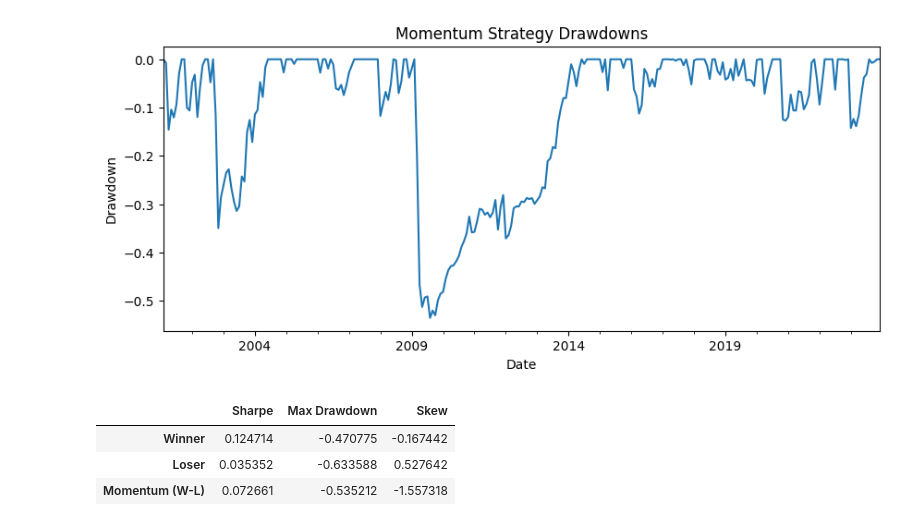
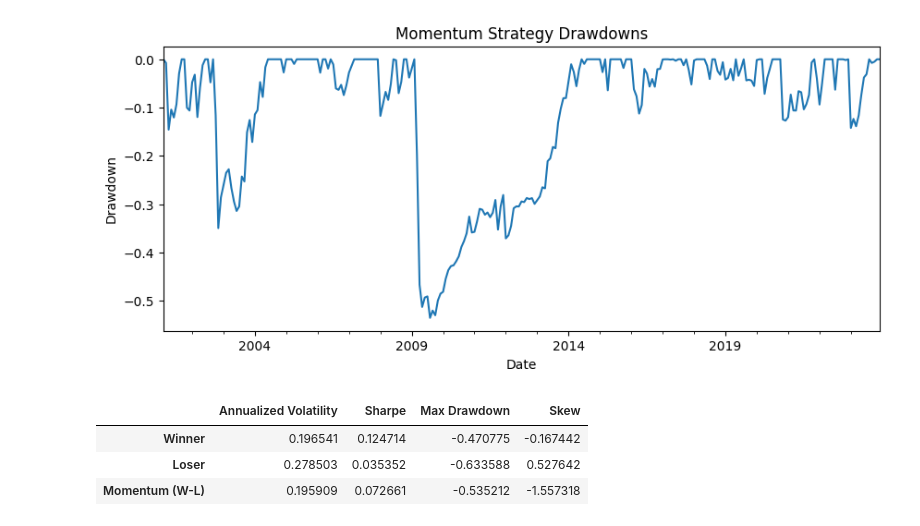
Before and after one commit to BlueSky2407/jegadeesh-titman-momentum, a Jupyter notebook: results/risk_and_drawdowns.ipynb, the cells around one changed output. Saved outputs shown, nothing was run; the diff lists cells and outputs as text; code cells hidden in the pictures.

Commit message:
Add risk diagnostics and volatility scaling

```diff
--- a/results/risk_and_drawdowns.ipynb
+++ b/results/risk_and_drawdowns.ipynb
@@ -70,26 +70,29 @@ plt.show()
 # %%
 metrics = {
     "Winner": {
+        "Annualized Volatility": annualized_volatility(winner_returns),
         "Sharpe": sharpe_ratio(winner_returns, rf),
         "Max Drawdown": max_drawdown(winner_returns),
         "Skew": skewness(winner_returns)
     },
     "Loser": {
+        "Annualized Volatility": annualized_volatility(loser_returns),
         "Sharpe": sharpe_ratio(loser_returns, rf),
         "Max Drawdown": max_drawdown(loser_returns),
         "Skew": skewness(loser_returns)
     },
     "Momentum (W-L)": {
+        "Annualized Volatility": annualized_volatility(momentum_returns),
         "Sharpe": sharpe_ratio(momentum_returns, rf),
         "Max Drawdown": max_drawdown(momentum_returns),
         "Skew": skewness(momentum_returns)
     }
 }
 
 risk_table = pd.DataFrame(metrics).T
 risk_table
 # %% [output]
-|  | Sharpe | Max Drawdown | Skew |
-| Winner | 0.124714 | -0.470775 | -0.167442 |
-| Loser | 0.035352 | -0.633588 | 0.527642 |
-| Momentum (W-L) | 0.072661 | -0.535212 | -1.557318 |
+|  | Annualized Volatility | Sharpe | Max Drawdown | Skew |
+| Winner | 0.196541 | 0.124714 | -0.470775 | -0.167442 |
+| Loser | 0.278503 | 0.035352 | -0.633588 | 0.527642 |
+| Momentum (W-L) | 0.195909 | 0.072661 | -0.535212 | -1.557318 |
```
Also changed, not shown: parts of 3 cells of this notebook, 1 other file.
